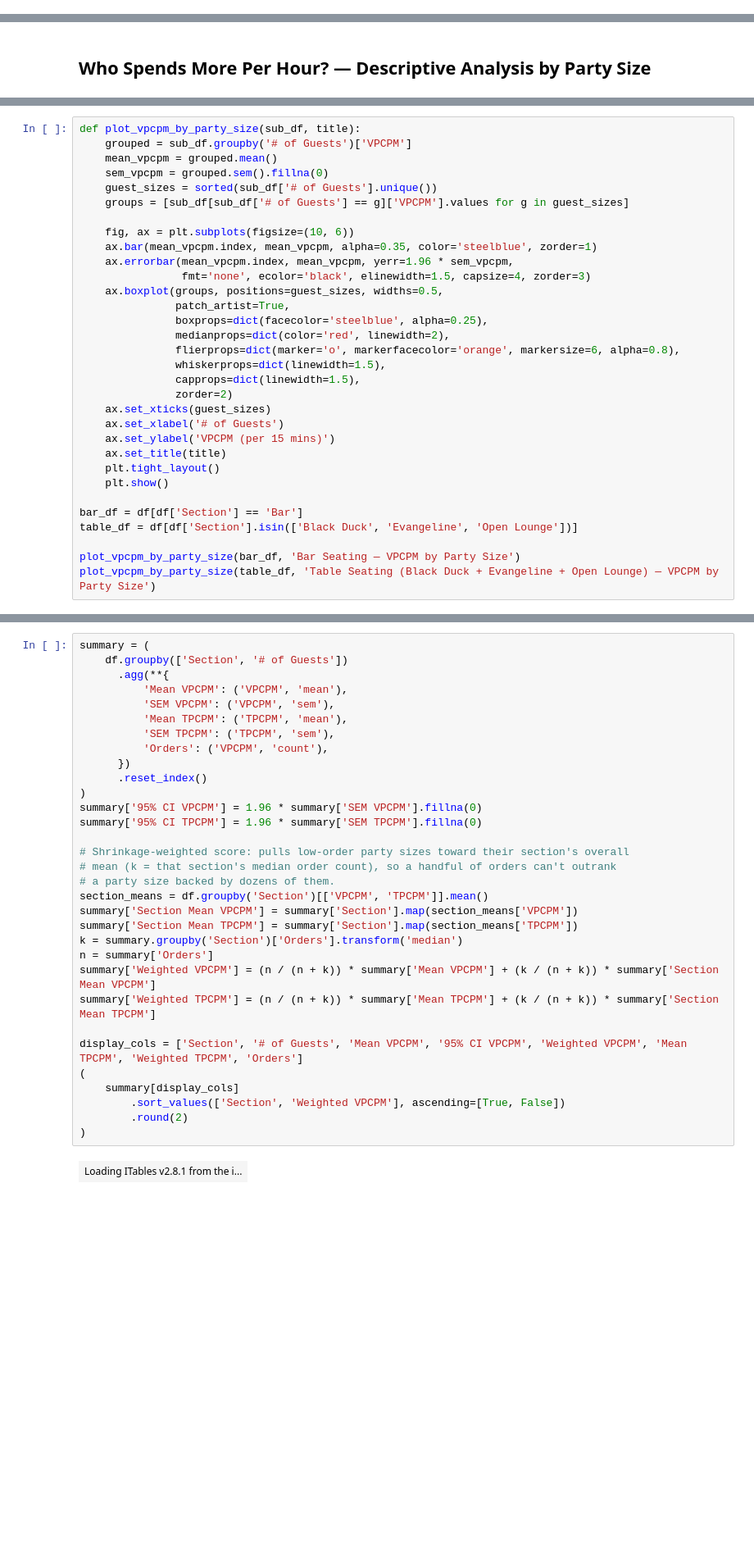
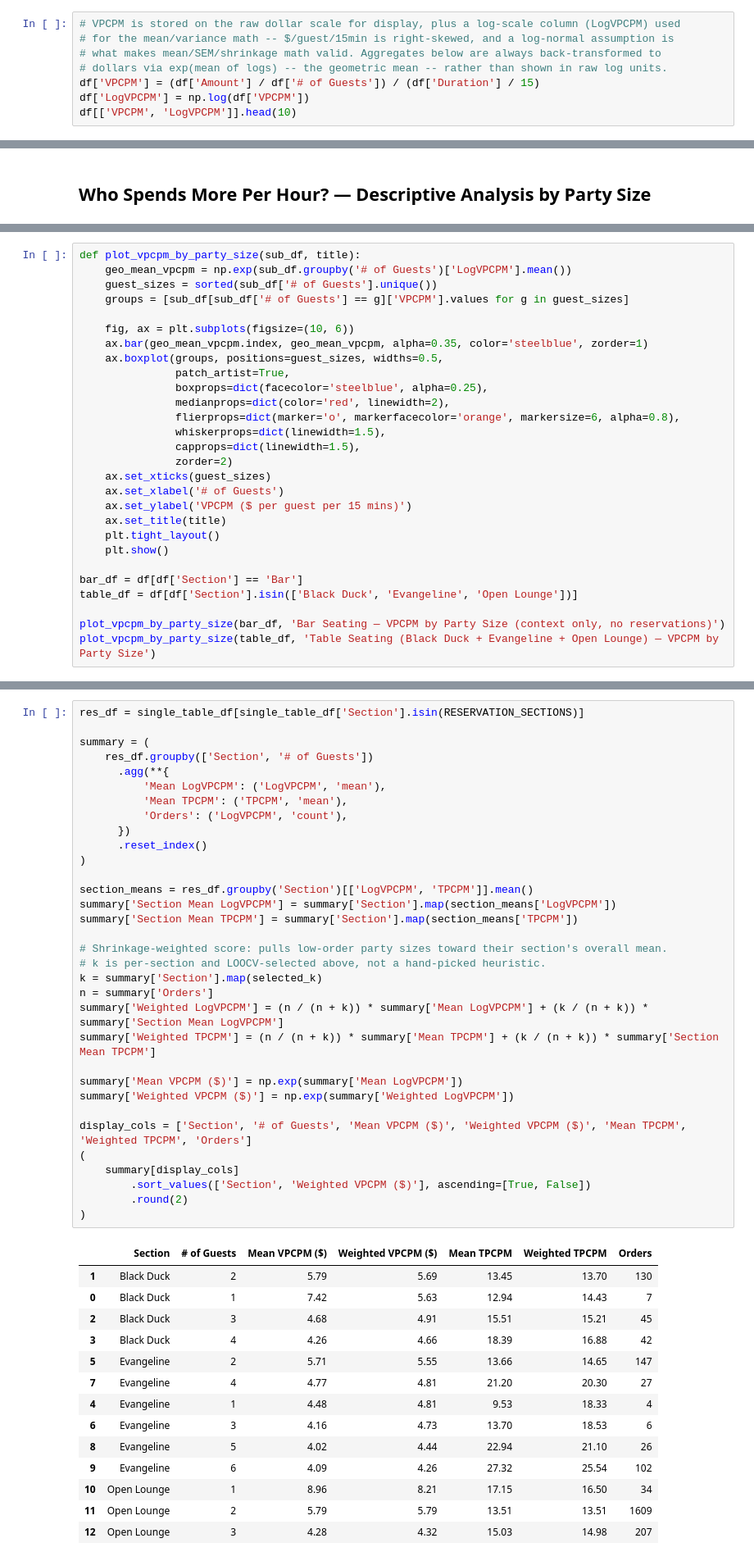
Before and after one commit to shaneap/artemis, a Jupyter notebook: test.ipynb, the cells around one changed output, grey strips where cells are left out. Shown at 82% size. Cells and saved outputs as stored; diff of their text form; blank space fills up the shorter version.

```diff
--- a/test.ipynb
+++ b/test.ipynb
@@ -76,0 +149,8 @@ df.groupby('# of Guests')['VPCPM'].mean().reset_index().rename(columns={'VPCPM':
+# %%
+# VPCPM is stored on the raw dollar scale for display, plus a log-scale column (LogVPCPM) used
+# for the mean/variance math -- $/guest/15min is right-skewed, and a log-normal assumption is
+# what makes mean/SEM/shrinkage math valid. Aggregates below are always back-transformed to
+# dollars via exp(mean of logs) -- the geometric mean -- rather than shown in raw log units.
+df['VPCPM'] = (df['Amount'] / df['# of Guests']) / (df['Duration'] / 15)
+df['LogVPCPM'] = np.log(df['VPCPM'])
+df[['VPCPM', 'LogVPCPM']].head(10)
@@ -190,15 +331,11 @@ The bar (12 single-guest stools) and the table sections (Black Duck, Evangeline,
 # %%
 def plot_vpcpm_by_party_size(sub_df, title):
-    grouped = sub_df.groupby('# of Guests')['VPCPM']
-    mean_vpcpm = grouped.mean()
-    sem_vpcpm = grouped.sem().fillna(0)
+    geo_mean_vpcpm = np.exp(sub_df.groupby('# of Guests')['LogVPCPM'].mean())
     guest_sizes = sorted(sub_df['# of Guests'].unique())
     groups = [sub_df[sub_df['# of Guests'] == g]['VPCPM'].values for g in guest_sizes]
 
     fig, ax = plt.subplots(figsize=(10, 6))
-    ax.bar(mean_vpcpm.index, mean_vpcpm, alpha=0.35, color='steelblue', zorder=1)
-    ax.errorbar(mean_vpcpm.index, mean_vpcpm, yerr=1.96 * sem_vpcpm,
-                fmt='none', ecolor='black', elinewidth=1.5, capsize=4, zorder=3)
+    ax.bar(geo_mean_vpcpm.index, geo_mean_vpcpm, alpha=0.35, color='steelblue', zorder=1)
     ax.boxplot(groups, positions=guest_sizes, widths=0.5,
                patch_artist=True,
                boxprops=dict(facecolor='steelblue', alpha=0.25),
@@ -209,7 +346,7 @@ def plot_vpcpm_by_party_size(sub_df, title):
                zorder=2)
     ax.set_xticks(guest_sizes)
     ax.set_xlabel('# of Guests')
-    ax.set_ylabel('VPCPM (per 15 mins)')
+    ax.set_ylabel('VPCPM ($ per guest per 15 mins)')
     ax.set_title(title)
     plt.tight_layout()
     plt.show()
@@ -217,6 +354,6 @@ def plot_vpcpm_by_party_size(sub_df, title):
 bar_df = df[df['Section'] == 'Bar']
 table_df = df[df['Section'].isin(['Black Duck', 'Evangeline', 'Open Lounge'])]
 
-plot_vpcpm_by_party_size(bar_df, 'Bar Seating — VPCPM by Party Size')
+plot_vpcpm_by_party_size(bar_df, 'Bar Seating — VPCPM by Party Size (context only, no reservations)')
 plot_vpcpm_by_party_size(table_df, 'Table Seating (Black Duck + Evangeline + Open Lounge) — VPCPM by Party Size')
 # %% [output]
@@ -246,34 +445,48 @@ Ranking party sizes within each section by a **shrinkage-weighted VPCPM** score
 # %%
+res_df = single_table_df[single_table_df['Section'].isin(RESERVATION_SECTIONS)]
+
 summary = (
-    df.groupby(['Section', '# of Guests'])
+    res_df.groupby(['Section', '# of Guests'])
       .agg(**{
-          'Mean VPCPM': ('VPCPM', 'mean'),
-          'SEM VPCPM': ('VPCPM', 'sem'),
+          'Mean LogVPCPM': ('LogVPCPM', 'mean'),
           'Mean TPCPM': ('TPCPM', 'mean'),
-          'SEM TPCPM': ('TPCPM', 'sem'),
-          'Orders': ('VPCPM', 'count'),
+          'Orders': ('LogVPCPM', 'count'),
       })
       .reset_index()
 )
-summary['95% CI VPCPM'] = 1.96 * summary['SEM VPCPM'].fillna(0)
-summary['95% CI TPCPM'] = 1.96 * summary['SEM TPCPM'].fillna(0)
 
-# Shrinkage-weighted score: pulls low-order party sizes toward their section's overall
-# mean (k = that section's median order count), so a handful of orders can't outrank
-# a party size backed by dozens of them.
-section_means = df.groupby('Section')[['VPCPM', 'TPCPM']].mean()
-summary['Section Mean VPCPM'] = summary['Section'].map(section_means['VPCPM'])
+section_means = res_df.groupby('Section')[['LogVPCPM', 'TPCPM']].mean()
+summary['Section Mean LogVPCPM'] = summary['Section'].map(section_means['LogVPCPM'])
 summary['Section Mean TPCPM'] = summary['Section'].map(section_means['TPCPM'])
-k = summary.groupby('Section')['Orders'].transform('median')
+
+# Shrinkage-weighted score: pulls low-order party sizes toward their section's overall mean.
+# k is per-section and LOOCV-selected above, not a hand-picked heuristic.
+k = summary['Section'].map(selected_k)
 n = summary['Orders']
-summary['Weighted VPCPM'] = (n / (n + k)) * summary['Mean VPCPM'] + (k / (n + k)) * summary['Section Mean VPCPM']
+summary['Weighted LogVPCPM'] = (n / (n + k)) * summary['Mean LogVPCPM'] + (k / (n + k)) * summary['Section Mean LogVPCPM']
 summary['Weighted TPCPM'] = (n / (n + k)) * summary['Mean TPCPM'] + (k / (n + k)) * summary['Section Mean TPCPM']
 
-display_cols = ['Section', '# of Guests', 'Mean VPCPM', '95% CI VPCPM', 'Weighted VPCPM', 'Mean TPCPM', 'Weighted TPCPM', 'Orders']
+summary['Mean VPCPM ($)'] = np.exp(summary['Mean LogVPCPM'])
+summary['Weighted VPCPM ($)'] = np.exp(summary['Weighted LogVPCPM'])
+
+display_cols = ['Section', '# of Guests', 'Mean VPCPM ($)', 'Weighted VPCPM ($)', 'Mean TPCPM', 'Weighted TPCPM', 'Orders']
 (
     summary[display_cols]
-        .sort_values(['Section', 'Weighted VPCPM'], ascending=[True, False])
+        .sort_values(['Section', 'Weighted VPCPM ($)'], ascending=[True, False])
         .round(2)
 )
 # %% [output]
-| Loading ITables v2.8.1 from the i... |
+|  | Section | # of Guests | Mean VPCPM ($) | Weighted VPCPM ($) | Mean TPCPM | Weighted TPCPM | Orders |
+| 1 | Black Duck | 2 | 5.79 | 5.69 | 13.45 | 13.70 | 130 |
+| 0 | Black Duck | 1 | 7.42 | 5.63 | 12.94 | 14.43 | 7 |
+| 2 | Black Duck | 3 | 4.68 | 4.91 | 15.51 | 15.21 | 45 |
+| 3 | Black Duck | 4 | 4.26 | 4.66 | 18.39 | 16.88 | 42 |
+| 5 | Evangeline | 2 | 5.71 | 5.55 | 13.66 | 14.65 | 147 |
+| 7 | Evangeline | 4 | 4.77 | 4.81 | 21.20 | 20.30 | 27 |
+| 4 | Evangeline | 1 | 4.48 | 4.81 | 9.53 | 18.33 | 4 |
+| 6 | Evangeline | 3 | 4.16 | 4.73 | 13.70 | 18.53 | 6 |
+| 8 | Evangeline | 5 | 4.02 | 4.44 | 22.94 | 21.10 | 26 |
+| 9 | Evangeline | 6 | 4.09 | 4.26 | 27.32 | 25.54 | 102 |
+| 10 | Open Lounge | 1 | 8.96 | 8.21 | 17.15 | 16.50 | 34 |
+| 11 | Open Lounge | 2 | 5.79 | 5.79 | 13.51 | 13.51 | 1609 |
+| 12 | Open Lounge | 3 | 4.28 | 4.32 | 15.03 | 14.98 | 207 |
```
Also changed, not shown: parts of 31 cells of this notebook, 1 other file.
